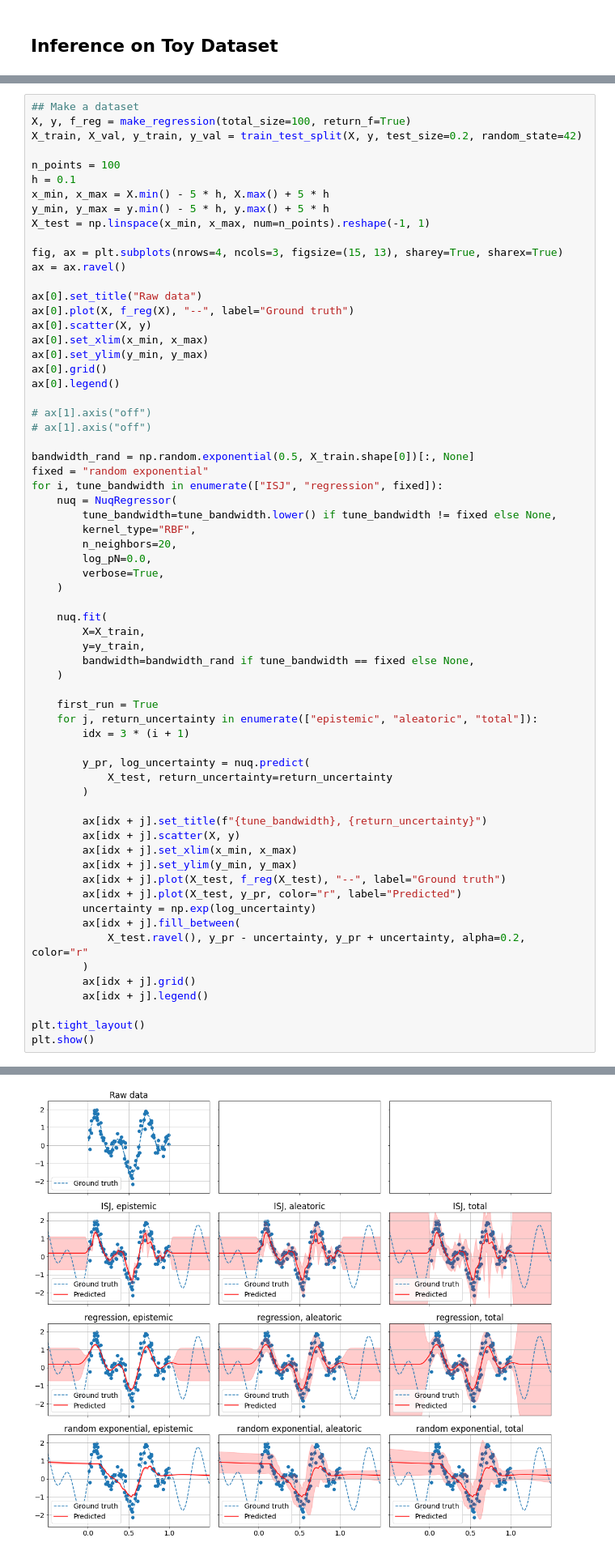
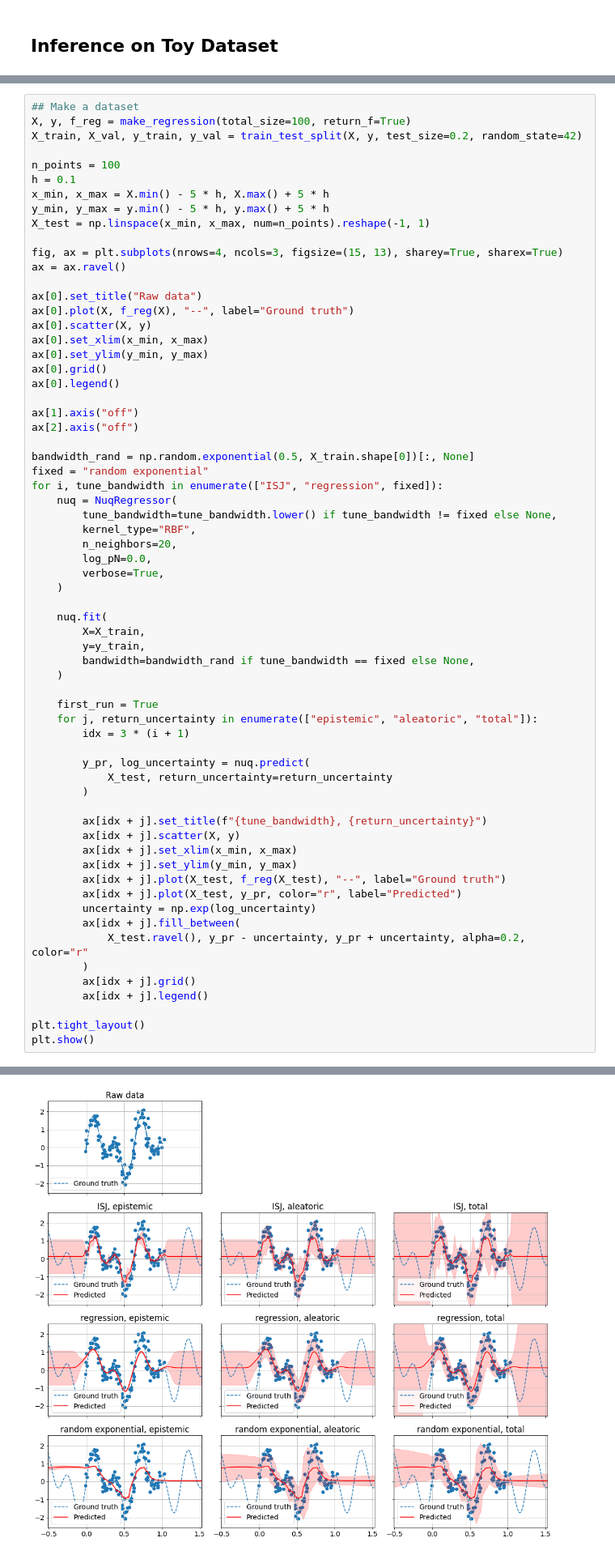
Before and after one commit to stat-ml/NUQ, a Jupyter notebook: examples/regression.ipynb, the cells around one changed output, grey strips where cells are left out. Shown: that part at 81% size. Drawn from its saved outputs; the diff is of its cells as text.

Commit message:
refactor: fix plots

```diff
--- a/examples/regression.ipynb
+++ b/examples/regression.ipynb
@@ -101,8 +101,8 @@ ax[0].set_ylim(y_min, y_max)
 ax[0].grid()
 ax[0].legend()
 
-# ax[1].axis("off")
-# ax[1].axis("off")
+ax[1].axis("off")
+ax[2].axis("off")
 
 bandwidth_rand = np.random.exponential(0.5, X_train.shape[0])[:, None]
 fixed = "random exponential"
@@ -150,3 +150,3 @@ plt.show()
-[figure, old version]
+[figure, new version]
 # %%
 fig.savefig("nuq_regression.pdf")
```
Also changed, not shown: parts of 1 cell of this notebook.
